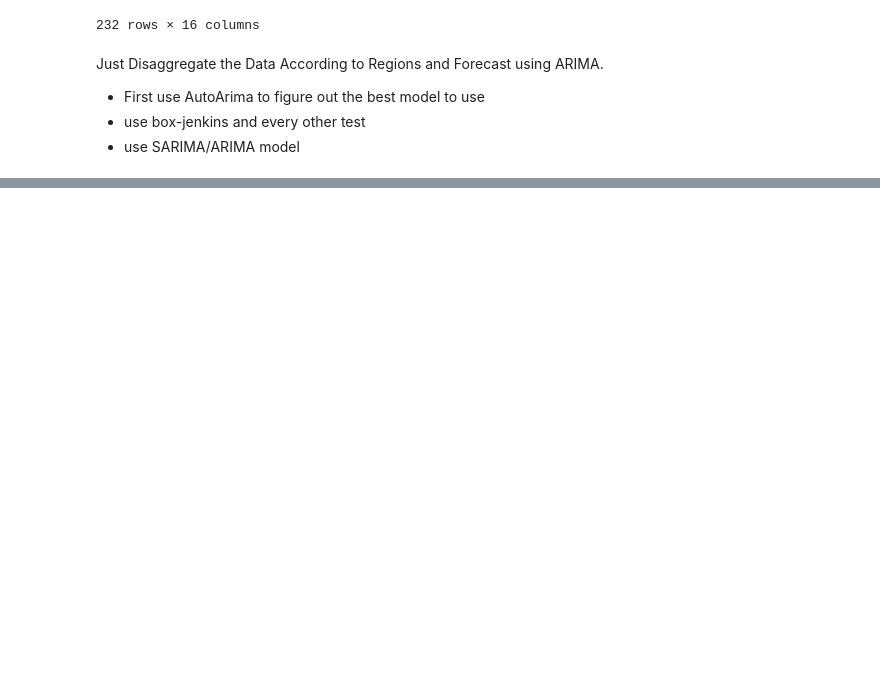
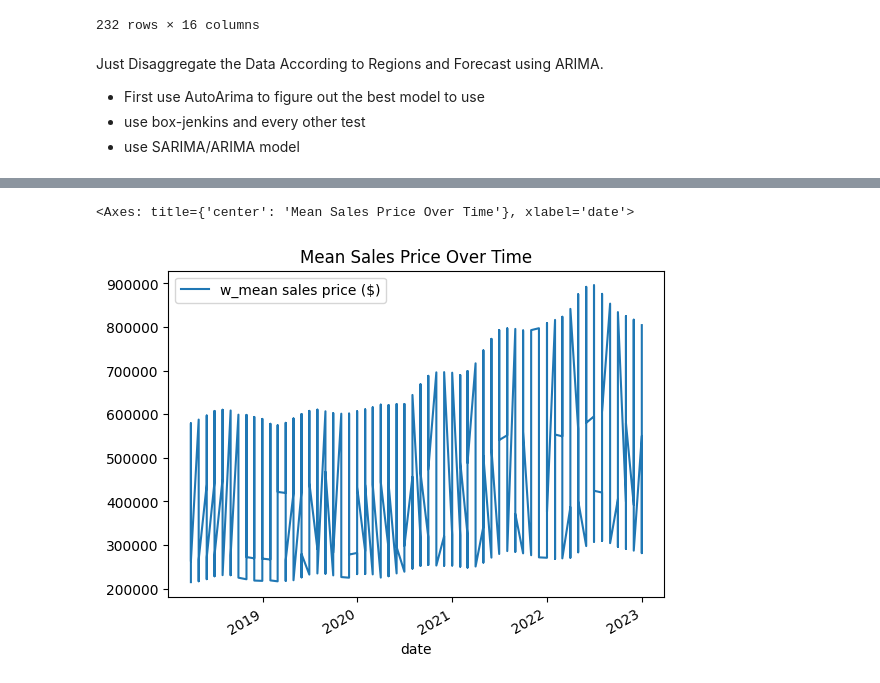
Before and after one commit to jacobsimeral/TS_Forecasting_Project, a Jupyter notebook: Code/Forecast/forecast_arima_hassaan.ipynb, the cells around one changed output, grey strips where cells are left out. Cells and saved outputs as stored; diff of their text form; code cells hidden in the pictures; blank space fills up the shorter version.

```diff
--- a/Code/Forecast/forecast_arima_hassaan.ipynb
+++ b/Code/Forecast/forecast_arima_hassaan.ipynb
@@ -105,0 +133,5 @@ Just Disaggregate the Data According to Regions and Forecast using ARIMA.
+# %%
+fig
+# %% [output]
+<Axes: title={'center': 'Mean Sales Price Over Time'}, xlabel='date'>
+[figure, added]
```
Also changed, not shown: parts of 5 cells of this notebook.
